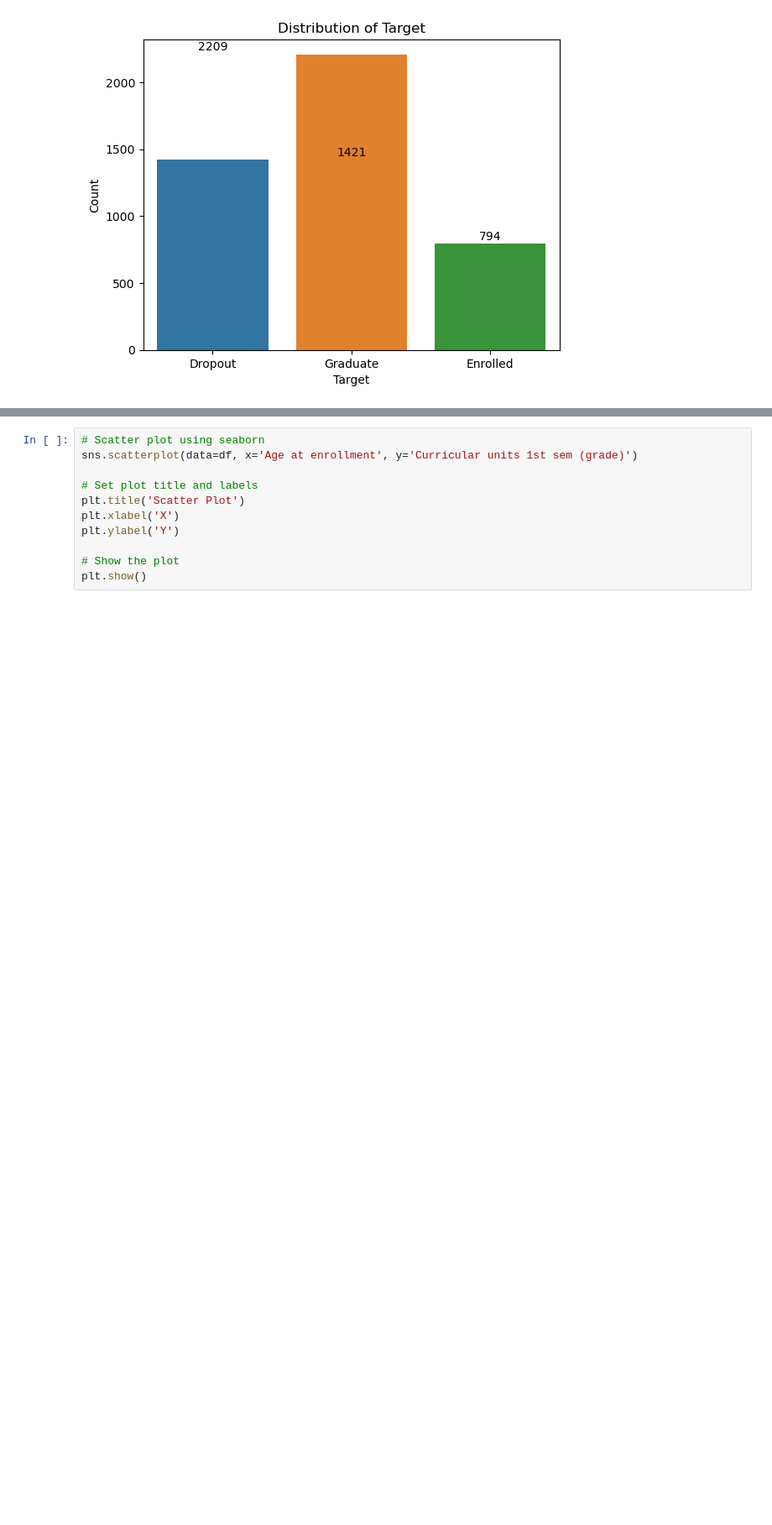
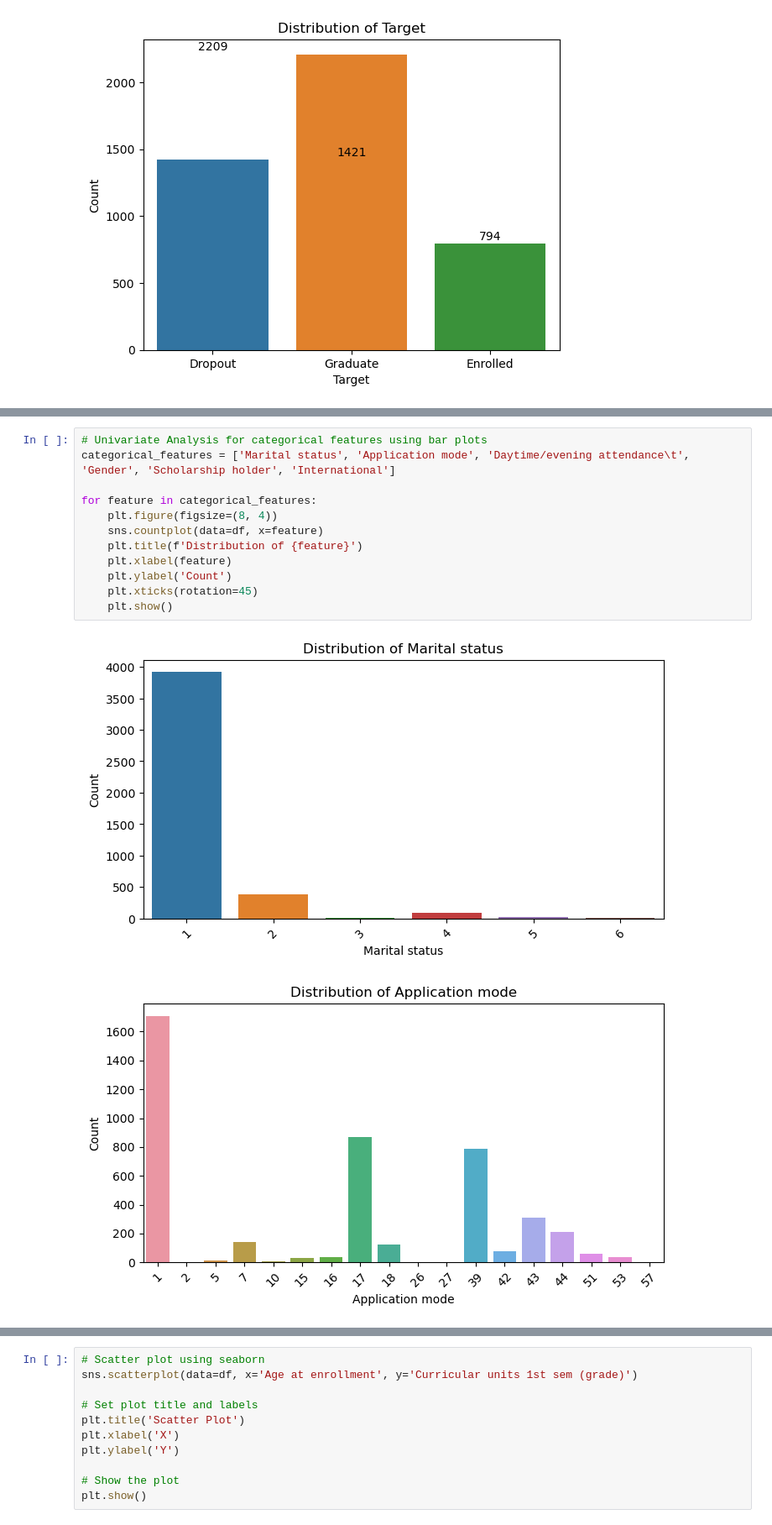
Before and after one commit to omar-kabeer/forecasting-academic-trajectories, a Jupyter notebook: notebooks/notebook.ipynb, the cells around one changed output, grey strips where cells are left out. Shown at 84% size. Saved outputs shown, nothing was run; the diff lists cells and outputs as text; blank space fills up the shorter version.

```diff
--- a/notebooks/notebook.ipynb
+++ b/notebooks/notebook.ipynb
@@ -718,0 +726,15 @@ plt.show()
+# %%
+# Univariate Analysis for categorical features using bar plots
+categorical_features = ['Marital status', 'Application mode', 'Daytime/evening attendance\t', 'Gender', 'Scholarship holder', 'International']
+
+for feature in categorical_features:
+    plt.figure(figsize=(8, 4))
+    sns.countplot(data=df, x=feature)
+    plt.title(f'Distribution of {feature}')
+    plt.xlabel(feature)
+    plt.ylabel('Count')
+    plt.xticks(rotation=45)
+    plt.show()
+# %% [output]
+[figure, added]
+[figure, added]
```
Also changed, not shown: parts of 22 cells of this notebook, 1 other file.
